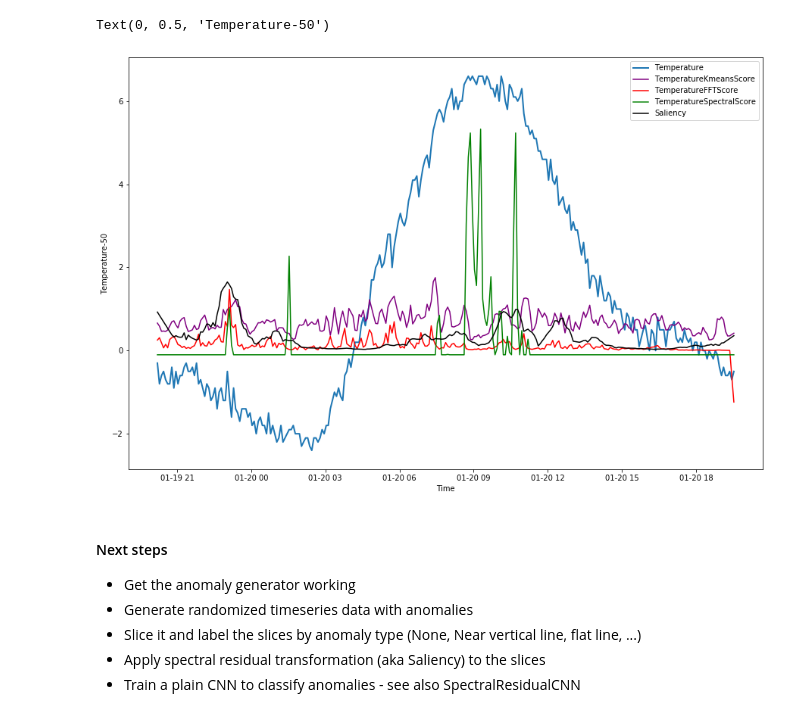
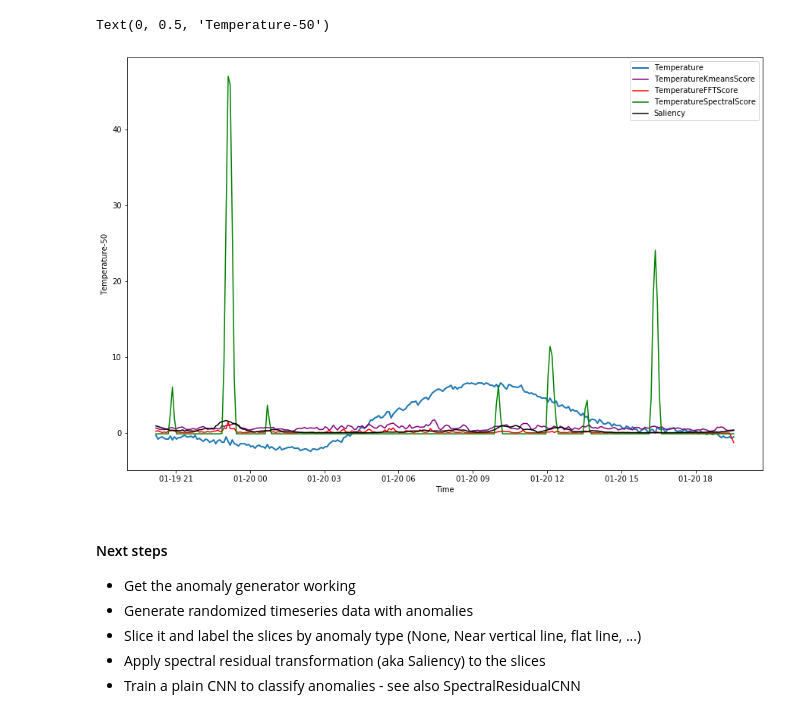
Before and after one commit to sedgewickmm18/mmfunctions, a Jupyter notebook: InvestigationBeta-3.0120.ipynb, the cells around one changed output. Saved outputs shown, nothing was run; the diff lists cells and outputs as text; code cells hidden in the pictures.

Commit message:
Fixed Spectral

```diff
--- a/InvestigationBeta-3.0120.ipynb
+++ b/InvestigationBeta-3.0120.ipynb
@@ -94,3 +94,10 @@ No schedules metadata
 | 04714B60011A | 2020-01-19 20:12:00 | 04714B60011A | 0.662106 | 113.734897 | 3.604408 | ... |
 |  | 2020-01-19 20:17:00 | 04714B60011A | 0.588443 | 139.645283 | 3.816970 | ... |
 |  | 2020-01-19 20:22:00 | 04714B60011A | 0.463848 | 83.847681 | 4.366504 | ... |
+# %%
+sps = SpectralAnomalyScore('Temperature', 12, 'TemperatureSpectralScore2')
+et = sps._build_entity_type(columns = [Column('Temperature',Float())])
+sps._entity_type = et
+# sal._entity_type = et2
+df_input = sps.execute(df=df_input)
+df_input.head(3)
@@ -102,23 +134,23 @@ df_input2.reset_index(level=[0], inplace=True)
 # %%
 
 
 fig, ax = plt.subplots(1, 1, figsize=(15,10))
 ax.plot(df_input2.index, df_input['Temperature']-50,linewidth=2,label='Temperature')
 ax.plot(df_input2.index, df_input['TemperatureKmeansScore'], color='purple',label='TemperatureKmeansScore')
 ax.plot(df_input2.index, df_input['TemperatureFFTScore']/450, color='red',label='TemperatureFFTScore')
-ax.plot(df_input2.index, -np.minimum(df_input['TemperatureSpectralScore'],0.1), color='green',
+ax.plot(df_input2.index, -np.minimum(df_input['TemperatureSpectralScore2'],0.1), color='green',
         label='TemperatureSpectralScore')
 ax.plot(df_input2.index, df_input['SaliencyAnomalyScore']/80,color='black',label='Saliency')
 #ax.plot(df_input.index, np.minimum(df_input['TemperatureGeneralizedScore']/10000,10), color='orange',
 #        label='TemperatureGeneralizedScore')
 
 ax.legend()
 #ax.set_ylim(60, 90)
 ax.set_xlabel('Time')
 ax.set_ylabel('Temperature-50')
 # %% [output]
 Text(0, 0.5, 'Temperature-50')
-[figure, old version]
+[figure, new version]
 # %% [markdown]
 #### Next steps
 
```
Also changed, not shown: parts of 3 cells of this notebook, 1 other file.
